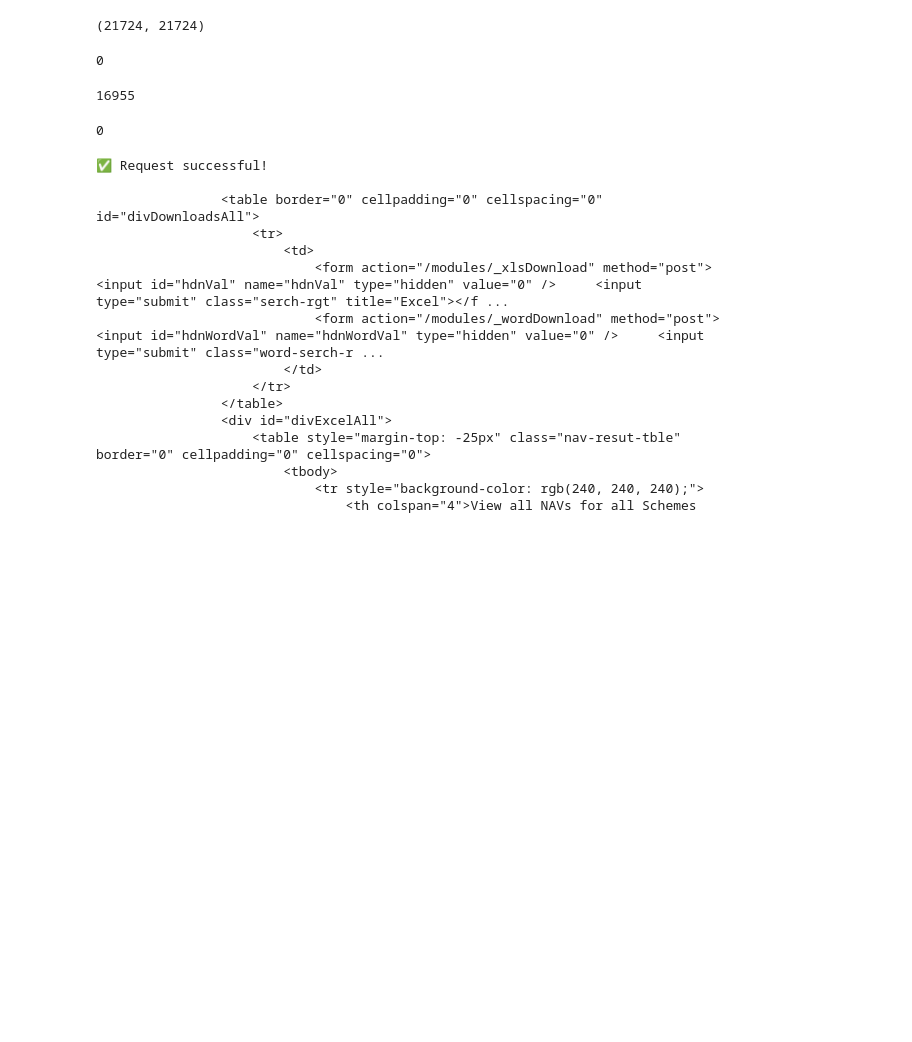
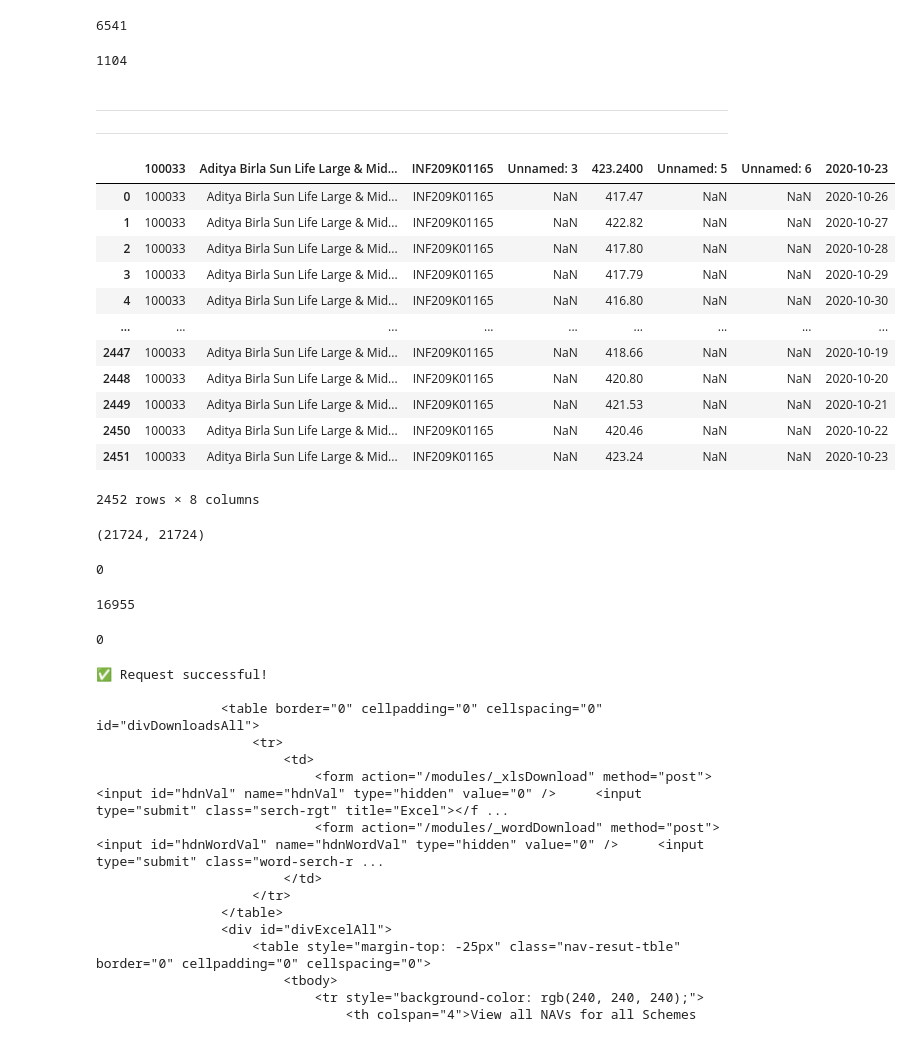
Before and after one commit to vaibhaVishwakarma/nav-time-series, a Jupyter notebook: test.ipynb, the cells around one changed output. Drawn from its saved outputs; the diff is of its cells as text; code cells hidden in the pictures; blank space fills up the shorter version.

```diff
--- a/test.ipynb
+++ b/test.ipynb
@@ -0,0 +101,3 @@
+# %%
+data = resp.json()
+data
@@ -0,0 +129,3 @@
+# %%
+output_folder = "historical_nav_sepcified"
+os.makedirs(output_folder, exist_ok=True)
@@ -0,0 +171,4 @@
+# %%
+output_folder = "historical_nav"
+filenames=os.listdir(output_folder)
+filepath= list(map(lambda x: os.path.join(output_folder,x),filenames))
@@ -0,0 +179,21 @@
+# %%
+sum(list(map(lambda x : not x.lower().startswith("historical_nav\\franklin"),filepath)))
+# %% [output]
+6541
+# %%
+for file in filepath[6500:]:
+    try:
+        df = pd.read_csv(file, delimiter=";")
+        df["Date"] = df["Date"].apply(lambda x: pd.Timestamp(x).strftime("%d-%b-%Y"))
+        text = ";".join(list(df.columns))
+        for _,row in df.iterrows():
+            vals = row.to_list()
+            vals = list(map(lambda x: str(x) if not pd.isna(x) else "", vals))
+            text +="\n"+";".join(vals)
+        with open(file,"w") as f:
+            f.write(text)
+    except Exception as e:
+        print(f"removing {file} as {str(e)}")
+        inp = input().lower()
+        if(inp!="n"):
+            os.remove(file)
@@ -1,3 +203,26 @@
+# %%
+files.index("Franklin India Corporate Debt Fund - Plan B - Monthly - IDCW.txt")
+# %% [output]
+1104
+# %% [markdown]
+---
+---
+# %%
+file
+# %% [output]
+|  | 100033 | Aditya Birla Sun Life Large & Mid... | INF209K01165 | Unnamed: 3 | 423.2400 | Unnamed: 5 | Unnamed: 6 | 2020-10-23 |
+| 0 | 100033 | Aditya Birla Sun Life Large & Mid... | INF209K01165 | NaN | 417.47 | NaN | NaN | 2020-10-26 |
+| 1 | 100033 | Aditya Birla Sun Life Large & Mid... | INF209K01165 | NaN | 422.82 | NaN | NaN | 2020-10-27 |
+| 2 | 100033 | Aditya Birla Sun Life Large & Mid... | INF209K01165 | NaN | 417.80 | NaN | NaN | 2020-10-28 |
+| 3 | 100033 | Aditya Birla Sun Life Large & Mid... | INF209K01165 | NaN | 417.79 | NaN | NaN | 2020-10-29 |
+| 4 | 100033 | Aditya Birla Sun Life Large & Mid... | INF209K01165 | NaN | 416.80 | NaN | NaN | 2020-10-30 |
+| ... | ... | ... | ... | ... | ... | ... | ... | ... |
+| 2447 | 100033 | Aditya Birla Sun Life Large & Mid... | INF209K01165 | NaN | 418.66 | NaN | NaN | 2020-10-19 |
+| 2448 | 100033 | Aditya Birla Sun Life Large & Mid... | INF209K01165 | NaN | 420.80 | NaN | NaN | 2020-10-20 |
+| 2449 | 100033 | Aditya Birla Sun Life Large & Mid... | INF209K01165 | NaN | 421.53 | NaN | NaN | 2020-10-21 |
+| 2450 | 100033 | Aditya Birla Sun Life Large & Mid... | INF209K01165 | NaN | 420.46 | NaN | NaN | 2020-10-22 |
+| 2451 | 100033 | Aditya Birla Sun Life Large & Mid... | INF209K01165 | NaN | 423.24 | NaN | NaN | 2020-10-23 |
+2452 rows × 8 columns
 # %%
 import pandas as pd
 df = pd.read_csv("nav_time_series.csv", delimiter=";")
```
Also changed, not shown: parts of 19 cells of this notebook, 7 other files.
